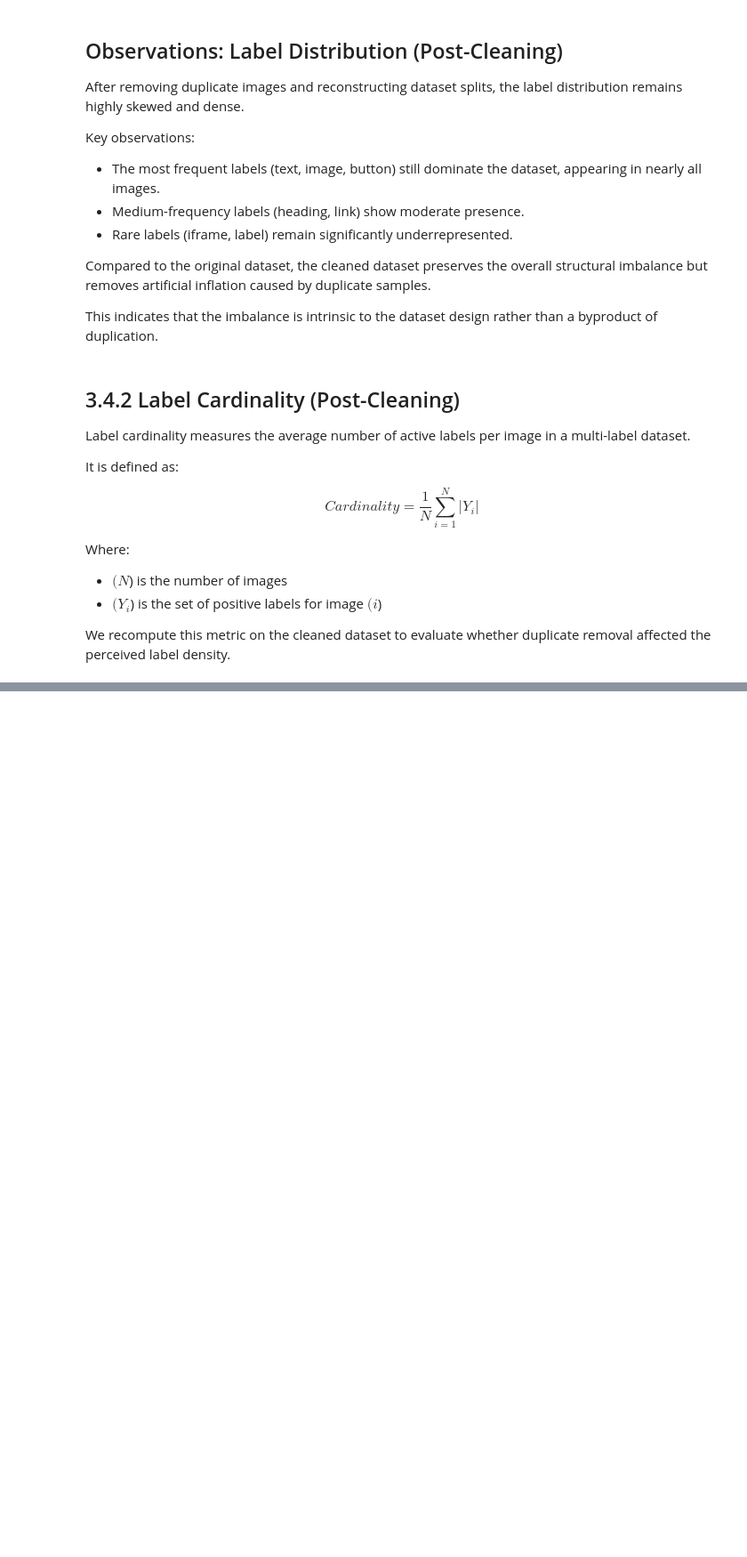
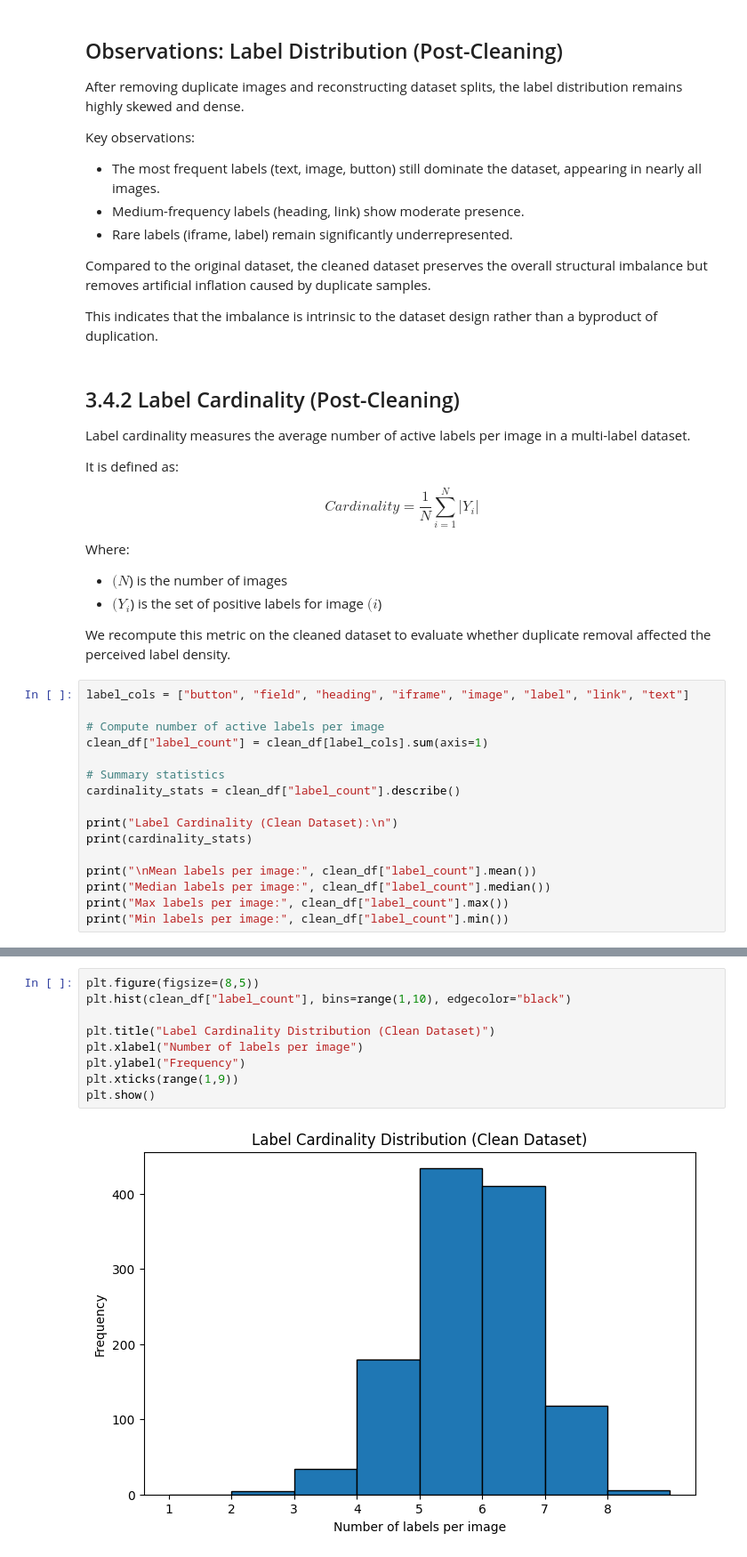
Before and after one commit to AnindyaChakravarty/Multi-label_Image_Classification, a Jupyter notebook: DM.ipynb, the cells around one changed output, grey strips where cells are left out. Shown at 89% size. Drawn from its saved outputs; the diff is of its cells as text; blank space fills up the shorter version.

```diff
--- a/DM.ipynb
+++ b/DM.ipynb
@@ -1234,3 +1234,19 @@ Where:
 - $(Y_i$) is the set of positive labels for image $(i$)
 
 We recompute this metric on the cleaned dataset to evaluate whether duplicate removal affected the perceived label density.
+# %%
+label_cols = ["button", "field", "heading", "iframe", "image", "label", "link", "text"]
+
+# Compute number of active labels per image
+clean_df["label_count"] = clean_df[label_cols].sum(axis=1)
+
+# Summary statistics
+cardinality_stats = clean_df["label_count"].describe()
+
+print("Label Cardinality (Clean Dataset):\n")
+print(cardinality_stats)
+
+print("\nMean labels per image:", clean_df["label_count"].mean())
+print("Median labels per image:", clean_df["label_count"].median())
+print("Max labels per image:", clean_df["label_count"].max())
+print("Min labels per image:", clean_df["label_count"].min())
@@ -1236,0 +1281,11 @@ We recompute this metric on the cleaned dataset to evaluate whether duplicate re
+# %%
+plt.figure(figsize=(8,5))
+plt.hist(clean_df["label_count"], bins=range(1,10), edgecolor="black")
+
+plt.title("Label Cardinality Distribution (Clean Dataset)")
+plt.xlabel("Number of labels per image")
+plt.ylabel("Frequency")
+plt.xticks(range(1,9))
+plt.show()
+# %% [output]
+[figure, added]
```
Also changed, not shown: parts of 9 cells of this notebook.
